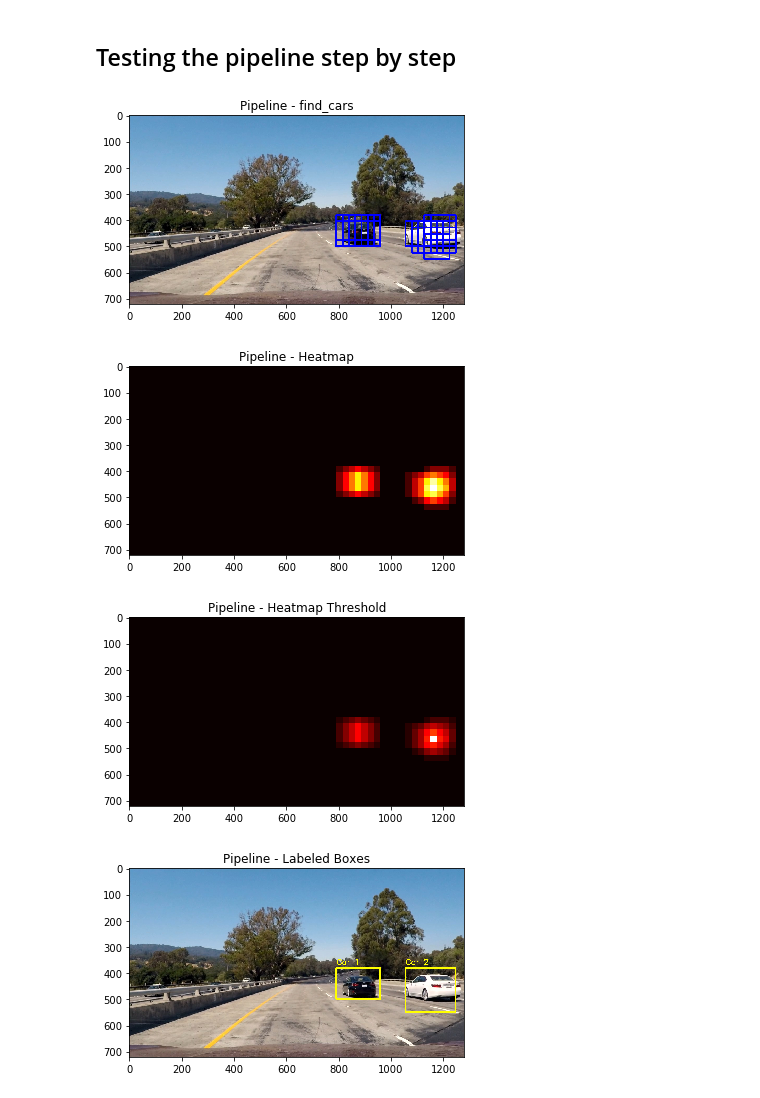
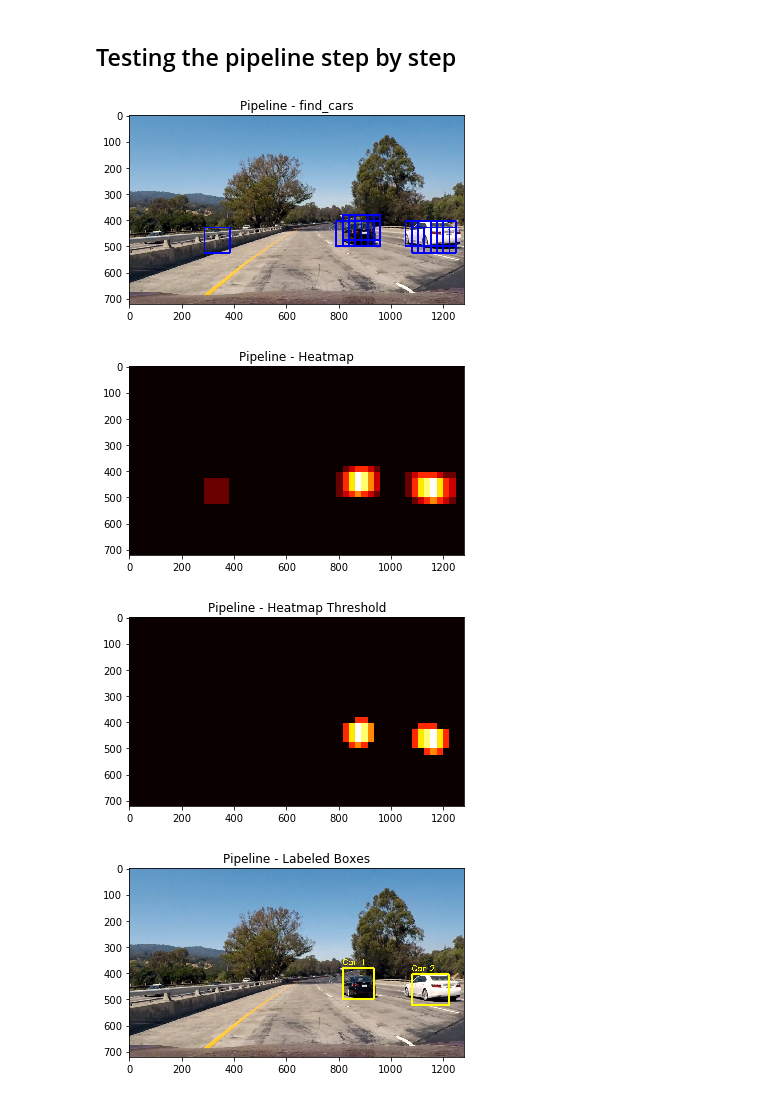
Before and after one commit to andrup/CarND-Vehicle-Detection, a Jupyter notebook: vehicle_detection.ipynb, the cells around one changed output. Drawn from its saved outputs; the diff is of its cells as text; code cells hidden in the pictures.

Commit message:
added history deque for heatmap, added PCA

```diff
--- a/vehicle_detection.ipynb
+++ b/vehicle_detection.ipynb
@@ -326,6 +327,21 @@ def create_traindataset(car_features, notcar_features):
     print('Train and test feature set generated. Shape of train set:', X_train.shape)
 
     return X_scaler, X_train, X_test, y_train, y_test
+# %%
+
+def fit_PCA(X_train, X_test, y_train, y_test, n_components=150):
+
+    # Extracting the top (n_components) eigenfeatures
+    pca = PCA(svd_solver='randomized', n_components=n_components, whiten=True).fit(X_train)
+
+    #Projecting the input data on the eigenfaces orthonormal basis
+    X_train_pca = pca.transform(X_train)
+    X_test_pca = pca.transform(X_test)
+
+    #print("Variance of the PCs: ", pca.explained_variance_ratio_)
+
+    print('PCA Train features generated. Shape of PCA train set: ', X_train_pca.shape)
+    return pca, X_train_pca, X_test_pca
 # %%
 
 # lesson 29 HOG Classify
@@ -382,10 +398,11 @@ hist_bins      = 32         # Number of histogram bins
 
 
 # Load saved classifier
-if os.path.exists('SVC.pkl'):
-    svc, X_scaler  = joblib.load('SVC.pkl')
+if os.path.exists('SVCPCA.pkl'):
+    svc, X_scaler, pca  = joblib.load('SVC.pkl')
     print(svc)
-    print('Loaded SVC Classifier and X_scaler')
+    print(pca)
+    print('Loaded SVC Classifier and X_scale')
 
 # extract features, normalize, fit with SVC Linear
 else:
@@ -402,9 +419,12 @@ else:
 
     X_scaler, X_train, X_test, y_train, y_test = create_traindataset(car_features, notcar_features)
 
-    svc, accuracy, time_fit, time_prediction = fit_SVC(X_train, X_test, y_train, y_test)
 
-    joblib.dump((svc, X_scaler), 'SVC.pkl')
+    pca, X_train_pca, X_test_pca = fit_PCA(X_train, X_test, y_train, y_test, n_components=150)
+    svc, accuracy, time_fit, time_prediction = fit_SVC(X_train_pca, X_test_pca, y_train, y_test)
+    #svc, accuracy, time_fit, time_prediction = fit_SVC(X_train, X_test, y_train, y_test)
+
+    joblib.dump((svc, X_scaler, pca), 'SVCPCA.pkl')
     print('Saved Parameters.')
 
     print('Accuracy:',accuracy)
@@ -420,7 +442,7 @@ Loaded SVC Classifier and X_scaler
 # %%
 # Lesson 35: Hog Sub-sampling Window Search
 
-def find_cars(img, ystart, ystop, scale, svc, X_scaler, orient, pix_per_cell, cell_per_block, spatial_size, hist_bins):
+def find_cars(img, ystart, ystop, scale, svc, pca, X_scaler, orient, pix_per_cell, cell_per_block, spatial_size, hist_bins):
     bbox_list = []
 
     img = img.astype(np.float32) # for png
@@ -484,7 +506,9 @@ def find_cars(img, ystart, ystop, scale, svc, X_scaler, orient, pix_per_cell, ce
             test = np.hstack((spatial_features, hist_features, hog_features))
             # Scale features and make a prediction
             test_features = X_scaler.transform(np.hstack((spatial_features, hist_features, hog_features)).reshape(1, -1))
-            test_prediction = svc.predict(test_features)
+            #test_prediction = svc.predict(test_features)
+            test_features_pca = pca.transform(test_features)
+            test_prediction = svc.predict(test_features_pca)
 
             if test_prediction == 1:
                 xbox_left = np.int(xleft * scale)
@@ -687,53 +703,47 @@ color_space = 'YCrCb'  # Can be RGB, HSV, LUV, HLS, YUV, YCrCb
 orient = 9             # HOG orientations
 pix_per_cell = 8       # HOG pixel per cell
 cell_per_block = 2     # HOG cells per block
-hog_channel = 0        # 0, 1, 2, or "ALL"
 spatial_size = (32, 32)# Spatial binning dimensions
 hist_bins = 32         # Number of histogram bins
-
-# initialize storage
-cd = Car_Detector()
 
 # read test image
 img = mpimg.imread('test_images/test1.jpg')
 img = img/255 # for jpegs
 
-rectangles = find_cars(img, 380, 620, 1.5, svc, X_scaler,
+rectangles = find_cars(img, 380, 620, 1.5, svc, pca, X_scaler,
                                orient, pix_per_cell, cell_per_block, spatial_size, hist_bins)
 # Step 1 - find cars
 boximg = draw_boxes(img, rectangles)
 plt.imshow(boximg)
 plt.title('Pipeline - find_cars')
 plt.savefig( 'output_images/pipeline_findcars.jpg' )
 plt.show()
 
 heatmap_img = np.zeros_like(img[:,:,0])
 heatmap_img = add_heat(heatmap_img, rectangles)
 plt.imshow(heatmap_img, cmap='hot')
 plt.title('Pipeline - Heatmap')
 plt.savefig( 'output_images/pipeline_heatmap.jpg' )
 plt.show()
 
-
-heatmap_img = apply_threshold(heatmap_img, 10)
-heatmap_img = add_heat(heatmap_img, rectangles)
+heatmap_img = apply_threshold(heatmap_img, 2)
 plt.imshow(heatmap_img,cmap='hot')
 plt.title('Pipeline - Heatmap Threshold')
 plt.savefig( 'output_images/pipeline_heatmap_threshold.jpg' )
 plt.show()
 
 
 labels = label(heatmap_img)
 draw_img, rects = draw_labeled_bboxes(np.copy(img), labels)
 plt.imshow(draw_img)
 plt.title('Pipeline - Labeled Boxes')
 plt.savefig( 'output_images/pipeline_labeled_boxes.jpg' )
 plt.show()
 # %% [output]
-[figure, old version]
+[figure, new version]
-[figure, old version]
+[figure, new version]
-[figure, old version]
+[figure, new version]
-[figure, old version]
+[figure, new version]
 # %%
 def process_image(image):
     # NOTE: The output you return should be a color image (3 channel) for processing video below
```
Also changed, not shown: parts of 12 cells of this notebook, 14 other files.
